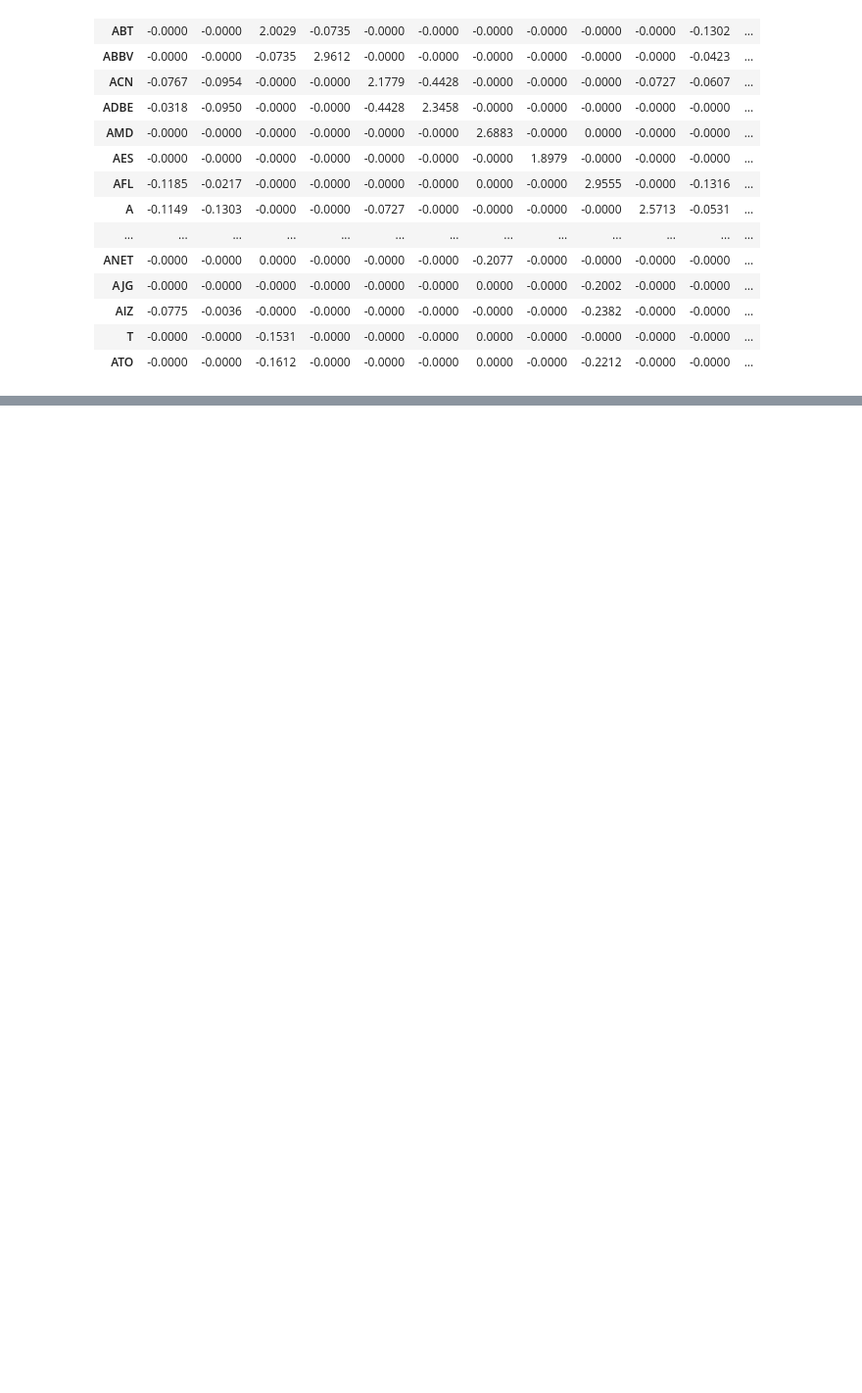
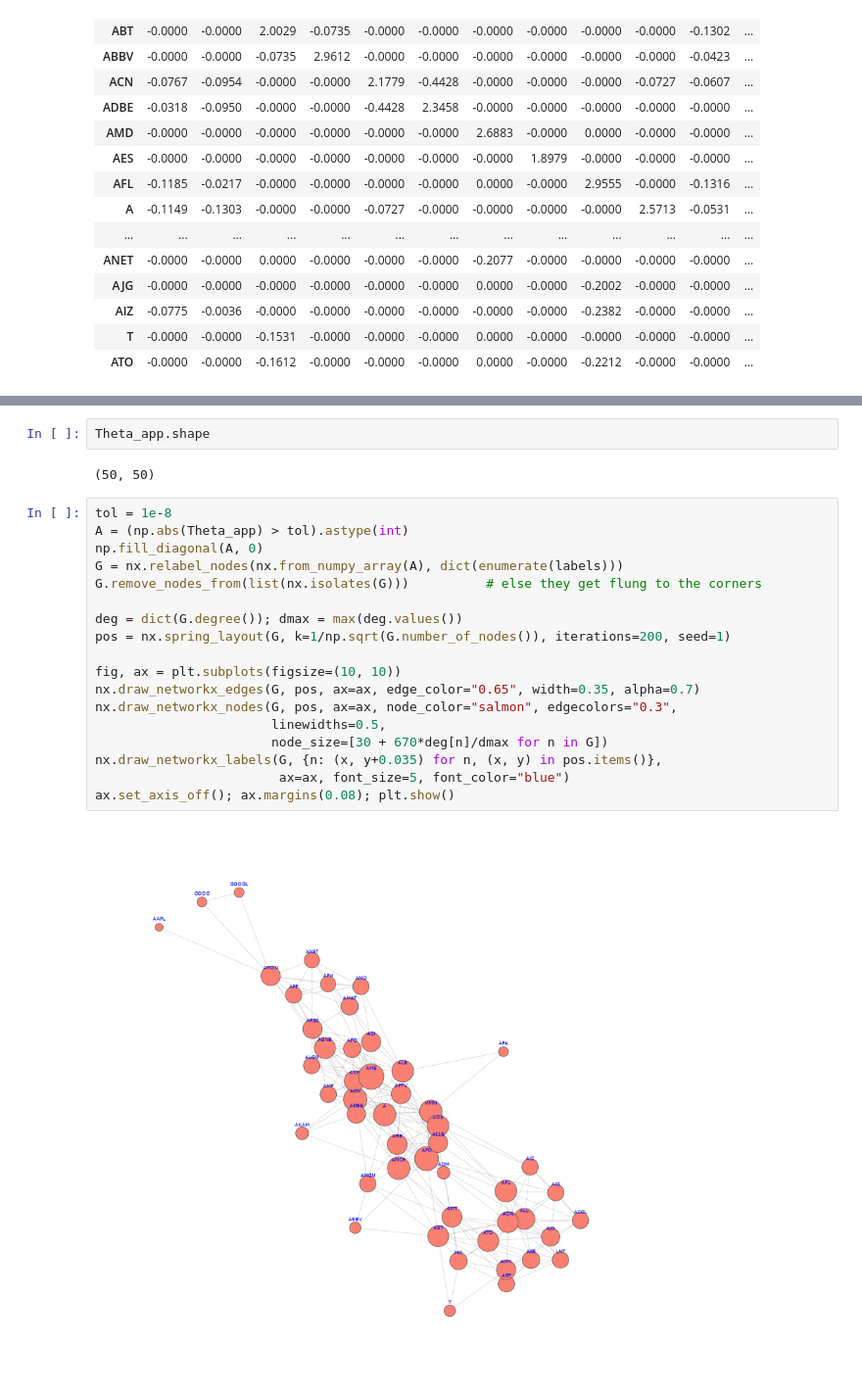
Before and after one commit to sahitidoke/asym-model-simulation, a Jupyter notebook: visualization.ipynb, the cells around one changed output, grey strips where cells are left out. Shown at 98% size. Drawn from its saved outputs; the diff is of its cells as text; blank space fills up the shorter version.

```diff
--- a/visualization.ipynb
+++ b/visualization.ipynb
@@ -204,0 +137,24 @@ highest-degree nodes: AME(18), APD(16), ACN(15), MMM(14), A(14), AMCR(14), AOS(1
+# %%
+Theta_app.shape
+# %% [output]
+(50, 50)
+# %%
+tol = 1e-8
+A = (np.abs(Theta_app) > tol).astype(int)
+np.fill_diagonal(A, 0)
+G = nx.relabel_nodes(nx.from_numpy_array(A), dict(enumerate(labels)))
+G.remove_nodes_from(list(nx.isolates(G)))          # else they get flung to the corners
+
+deg = dict(G.degree()); dmax = max(deg.values())
+pos = nx.spring_layout(G, k=1/np.sqrt(G.number_of_nodes()), iterations=200, seed=1)
+
+fig, ax = plt.subplots(figsize=(10, 10))
+nx.draw_networkx_edges(G, pos, ax=ax, edge_color="0.65", width=0.35, alpha=0.7)
+nx.draw_networkx_nodes(G, pos, ax=ax, node_color="salmon", edgecolors="0.3",
+                       linewidths=0.5,
+                       node_size=[30 + 670*deg[n]/dmax for n in G])
+nx.draw_networkx_labels(G, {n: (x, y+0.035) for n, (x, y) in pos.items()},
+                        ax=ax, font_size=5, font_color="blue")
+ax.set_axis_off(); ax.margins(0.08); plt.show()
+# %% [output]
+[figure, added]
```
Also changed, not shown: parts of 2 cells of this notebook, 20 other files.
